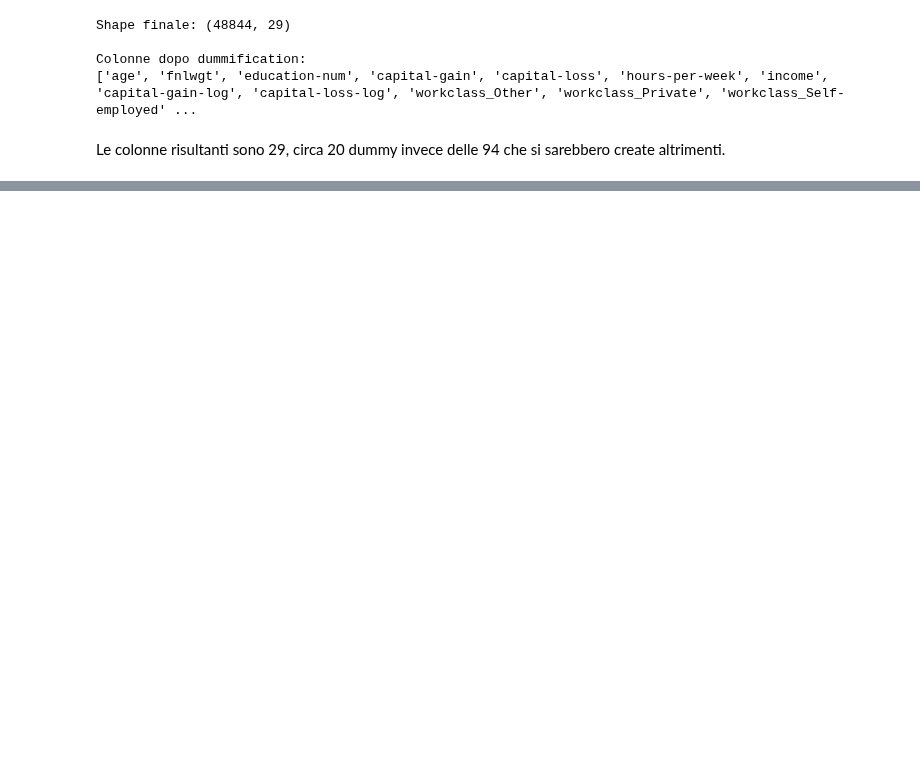
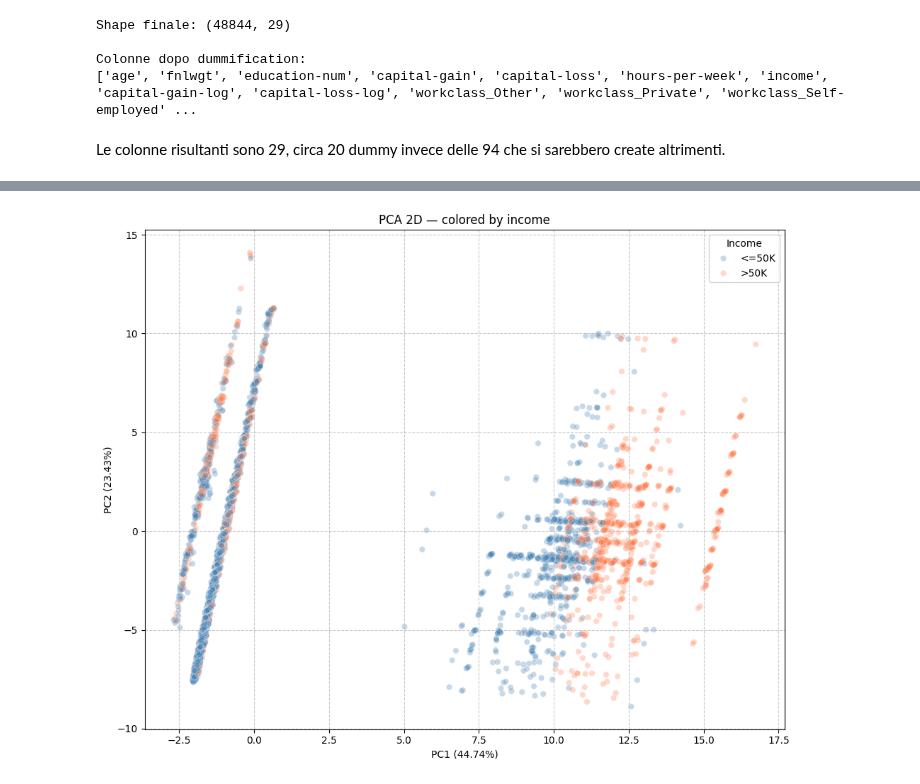
Before and after one commit to Bit-Pitt/BDA, a Jupyter notebook: esame.ipynb, the cells around one changed output, grey strips where cells are left out. Saved outputs shown, nothing was run; the diff lists cells and outputs as text; code cells hidden in the pictures; blank space fills up the shorter version.

```diff
--- a/esame.ipynb
+++ b/esame.ipynb
@@ -802,0 +696,4 @@ Il grafico mostra una sub-ottimale separazione lineare delle classi, il che fa p
+# %%
+from sklearn.model_selection import train_test_split
+
+data_train, data_test = train_test_split(df, test_size=0.3, random_state=0, stratify=df['income'])
@@ -802,0 +706,85 @@ Il grafico mostra una sub-ottimale separazione lineare delle classi, il che fa p
+# %%
+import warnings
+warnings.filterwarnings("ignore", category=FutureWarning)
+from sklearn.decomposition import PCA
+
+def plot_pca(df, target_col='income', n_components=2, figsize=(10, 8), random_state=42):
+    """
+    Perform PCA on a pandas DataFrame and plot the results colored by target variable.
+
+    Parameters:
+    -----------
+    df           : pandas DataFrame dopo dummification e scaling
+    target_col   : colonna target da usare per il colore
+    n_components : numero di componenti principali (default: 2)
+    figsize      : dimensione figura (default: (10, 8))
+    random_state : riproducibilità (default: 42)
+    """
+    # Separa feature e target
+    X = df.drop(columns=[target_col])
+    y = df[target_col]
+
+    # Perform PCA
+    pca = PCA(n_components=n_components, random_state=random_state)
+    principal_components = pca.fit_transform(X)
+
+    # Create a DataFrame with the principal components
+    pc_df = pd.DataFrame(
+        data=principal_components,
+        columns=[f'PC{i+1}' for i in range(n_components)]
+    )
+    pc_df['income'] = y.values
+
+    # Calculate explained variance
+    explained_variance = pca.explained_variance_ratio_ * 100
+
+    # Plot
+    plt.figure(figsize=figsize)
+    ax = sns.scatterplot(
+        x='PC1', y='PC2',
+        hue='income',
+        data=pc_df,
+        alpha=0.3,
+        palette={0: 'steelblue', 1: 'coral'}
+    )
+    plt.xlabel(f'PC1 ({explained_variance[0]:.2f}%)')
+    plt.ylabel(f'PC2 ({explained_variance[1]:.2f}%)')
+    plt.title('PCA 2D — colored by income')
+    plt.grid(True, linestyle='--', alpha=0.7)
+
+    # Fix legenda mantenendo i colori corretti
+    handles, _ = ax.get_legend_handles_labels()
+    ax.legend(handles=handles, labels=['<=50K', '>50K'], title='Income')
+
+    plt.tight_layout()
+    plt.show()
+
+    # Print explained variance
+    print(f'Total explained variance (PC1+PC2): {sum(explained_variance):.2f}%')
+    for i, variance in enumerate(explained_variance):
+        print(f'PC{i+1}: {variance:.2f}%')
+
+    return pca, pc_df
+
+
+from sklearn.preprocessing import RobustScaler
+
+# Log1p altrimenti domina la varianza   (Log trasformation)
+data_train['capital-gain'] = np.log1p(data_train['capital-gain'])
+data_train['capital-loss'] = np.log1p(data_train['capital-loss'])
+data_test['capital-gain'] = np.log1p(data_test['capital-gain'])
+data_test['capital-loss'] = np.log1p(data_test['capital-loss'])
+
+numeric_cols_to_scale = ['age', 'fnlwgt', 'education-num',
+                          'capital-gain', 'capital-loss', 'hours-per-week']
+
+#scaling temporaneo solo per la PCA
+data_train_tmp = data_train.copy()
+scaler_tmp = RobustScaler()
+data_train_tmp[numeric_cols_to_scale] = scaler_tmp.fit_transform(data_train_tmp[numeric_cols_to_scale])
+
+pca, pc_df = plot_pca(data_train_tmp, target_col='income')
+
+del data_train_tmp, scaler_tmp
+# %% [output]
+[figure, added]
```
Also changed, not shown: parts of 40 cells of this notebook.
